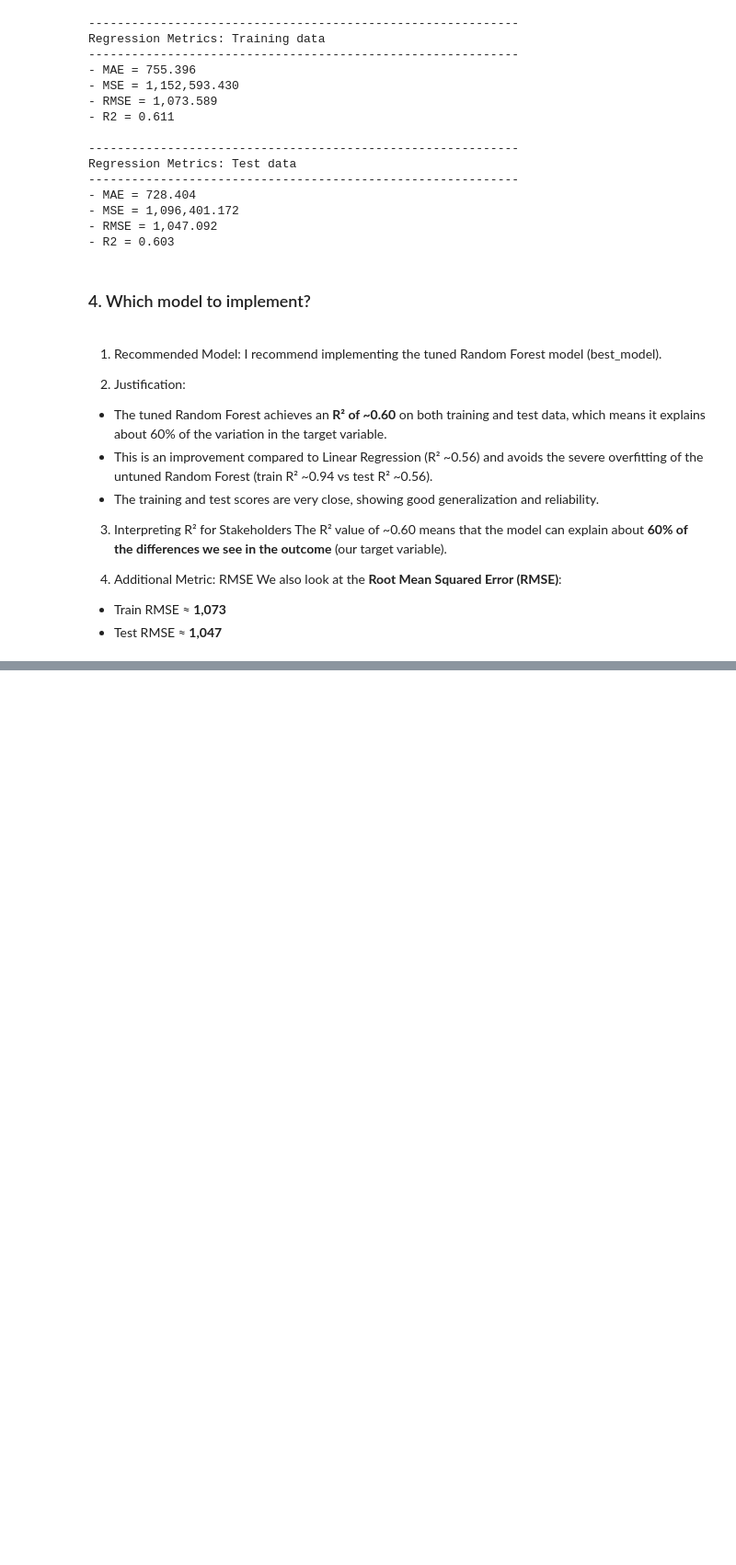
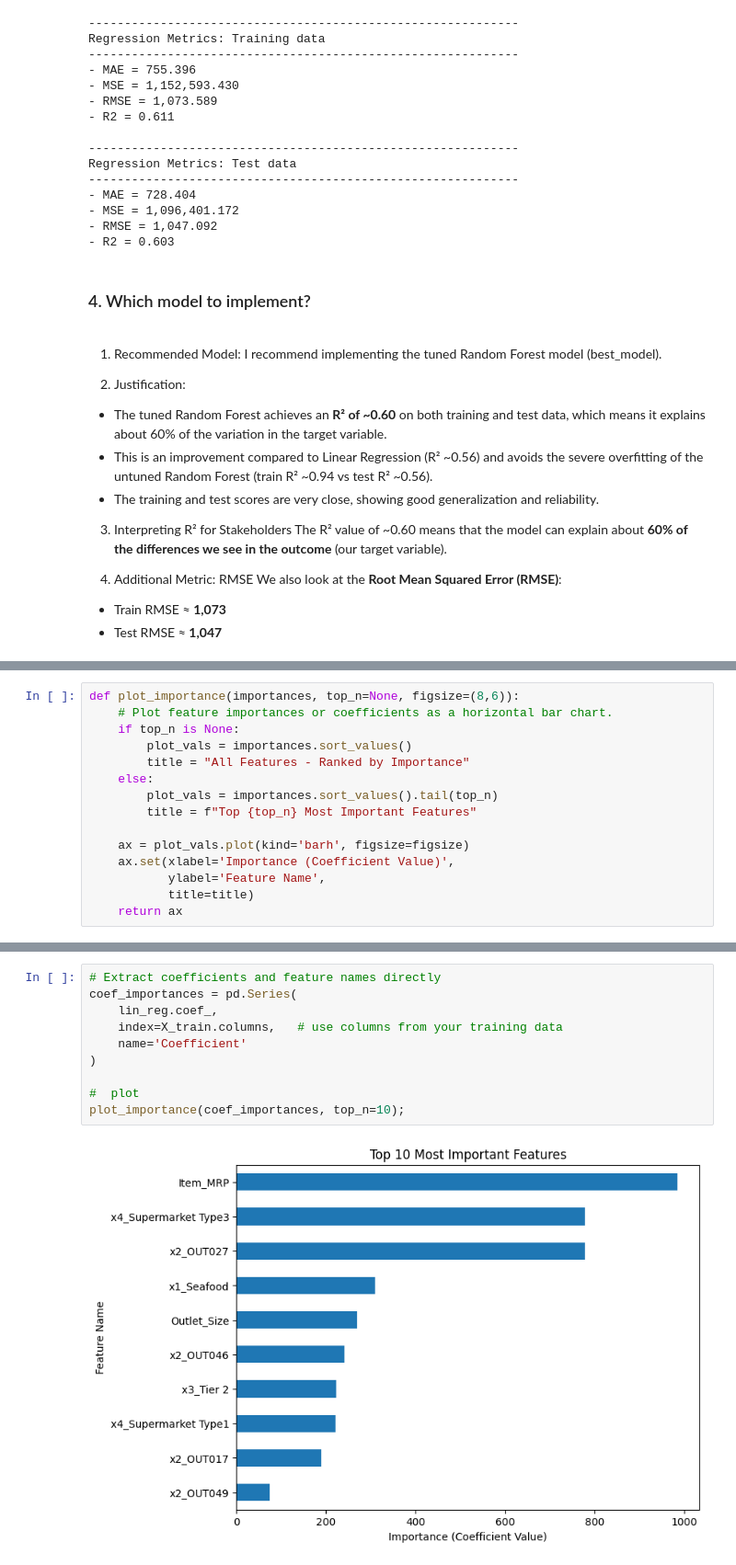
Before and after one commit to NasserKishek/Prediction-of-Product-Sales-, a Jupyter notebook: Prediction_of_product_sales.ipynb, the cells around one changed output, grey strips where cells are left out. Shown at 92% size. Drawn from its saved outputs; the diff is of its cells as text; blank space fills up the shorter version.

```diff
--- a/Prediction_of_product_sales.ipynb
+++ b/Prediction_of_product_sales.ipynb
@@ -1517,0 +1522,15 @@ We also look at the **Root Mean Squared Error (RMSE)**:
+# %%
+def plot_importance(importances, top_n=None, figsize=(8,6)):
+    # Plot feature importances or coefficients as a horizontal bar chart.
+    if top_n is None:
+        plot_vals = importances.sort_values()
+        title = "All Features - Ranked by Importance"
+    else:
+        plot_vals = importances.sort_values().tail(top_n)
+        title = f"Top {top_n} Most Important Features"
+
+    ax = plot_vals.plot(kind='barh', figsize=figsize)
+    ax.set(xlabel='Importance (Coefficient Value)',
+           ylabel='Feature Name',
+           title=title)
+    return ax
@@ -1517,0 +1567,12 @@ We also look at the **Root Mean Squared Error (RMSE)**:
+# %%
+# Extract coefficients and feature names directly
+coef_importances = pd.Series(
+    lin_reg.coef_,
+    index=X_train.columns,   # use columns from your training data
+    name='Coefficient'
+)
+
+#  plot
+plot_importance(coef_importances, top_n=10);
+# %% [output]
+[figure, added]
```
Also changed, not shown: parts of 10 cells of this notebook.
